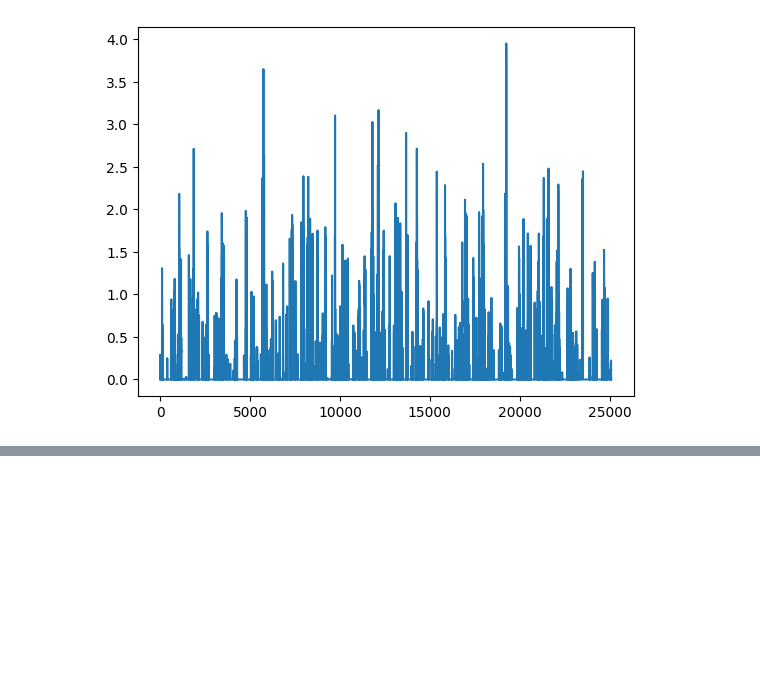
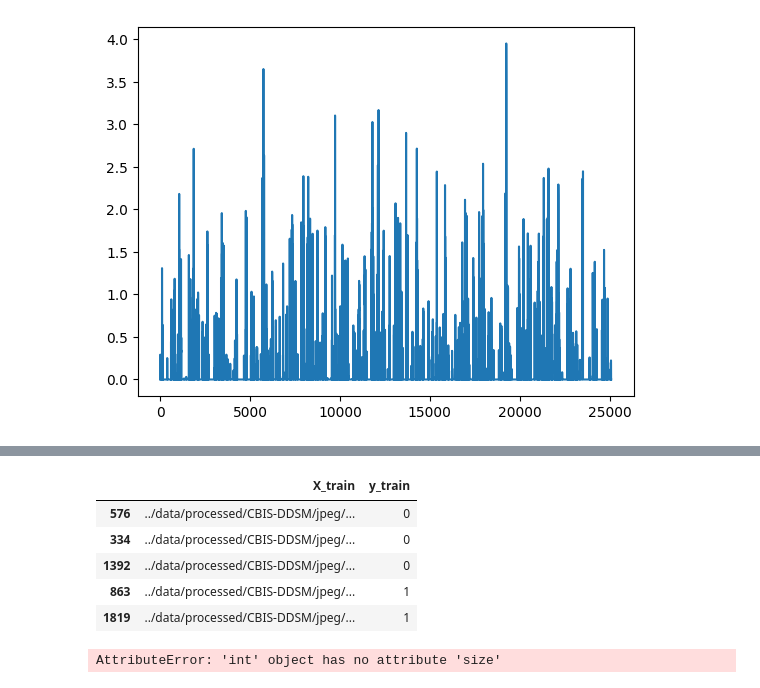
Before and after one commit to edoardotavassi/CBIS_DDSM_BreastCancer, a Jupyter notebook: notebooks/vgg16_test.ipynb, the cells around one changed output, grey strips where cells are left out. Saved outputs shown, nothing was run; the diff lists cells and outputs as text; code cells hidden in the pictures; blank space fills up the shorter version.

```diff
--- a/notebooks/vgg16_test.ipynb
+++ b/notebooks/vgg16_test.ipynb
@@ -245,0 +296,13 @@ tensor([[0.5173, 0.5552]], grad_fn=<SigmoidBackward0>)
+# %%
+#tranform X_train and y_train into a df
+train_df = pd.concat([X_train, y_train], axis=1)
+#rename the columns
+train_df.columns = ['X_train', 'y_train']
+train_df.head()
+# %% [output]
+|  | X_train | y_train |
+| 576 | ../data/processed/CBIS-DDSM/jpeg/... | 0 |
+| 334 | ../data/processed/CBIS-DDSM/jpeg/... | 0 |
+| 1392 | ../data/processed/CBIS-DDSM/jpeg/... | 0 |
+| 863 | ../data/processed/CBIS-DDSM/jpeg/... | 1 |
+| 1819 | ../data/processed/CBIS-DDSM/jpeg/... | 1 |
@@ -245,0 +347,9 @@ tensor([[0.5173, 0.5552]], grad_fn=<SigmoidBackward0>)
+# %%
+model = HybridModel(num_classes=1)  # Assuming you've defined the model as shown earlier
+criterion = nn.BCELoss()  # Binary Cross-Entropy Loss for binary classification
+optimizer = torch.optim.Adam(model.parameters(), lr=1e-4)
+# Assuming X_train contains paths to training images and y_train contains the labels
+# Train the model
+train_model(model, criterion, optimizer, num_epochs=10, device='cpu')
+# %% [output]
+AttributeError: 'int' object has no attribute 'size'
```
Also changed, not shown: parts of 8 cells of this notebook.
